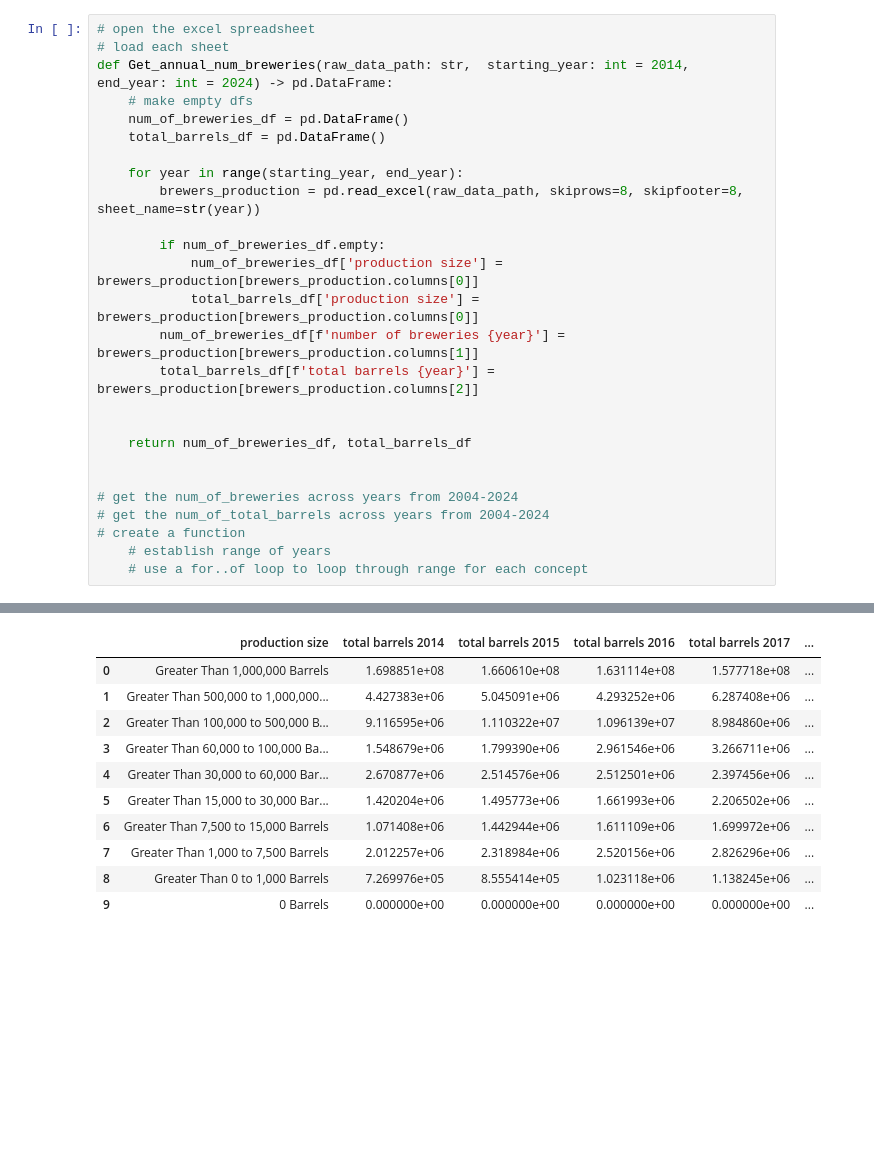
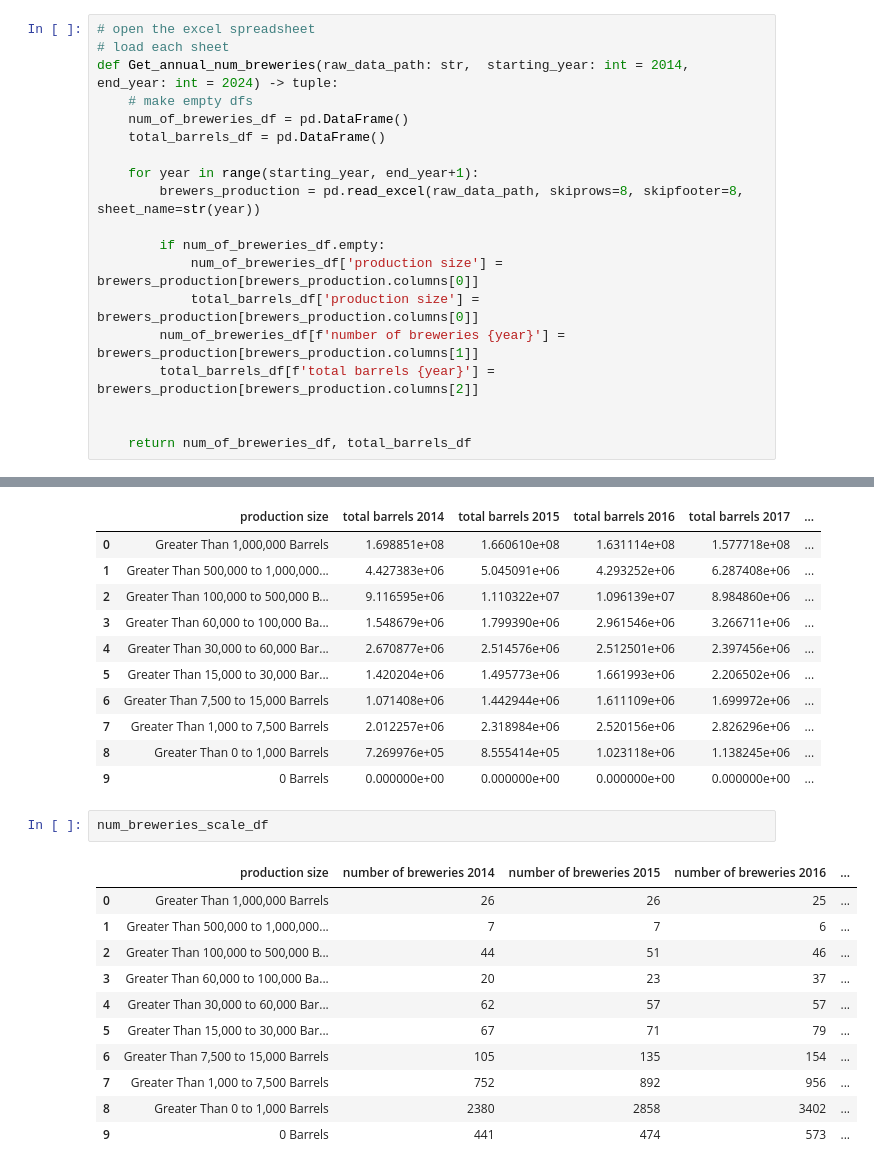
Before and after one commit to miramontron/us_beer_production, a Jupyter notebook: notebooks/us_beer_production.ipynb, the cells around one changed output, grey strips where cells are left out. Drawn from its saved outputs; the diff is of its cells as text; blank space fills up the shorter version.

```diff
--- a/notebooks/us_beer_production.ipynb
+++ b/notebooks/us_beer_production.ipynb
@@ -65,12 +51,12 @@ annual_brewers_metrics_df
 # %%
 # open the excel spreadsheet
 # load each sheet
-def Get_annual_num_breweries(raw_data_path: str,  starting_year: int = 2014, end_year: int = 2024) -> pd.DataFrame:
+def Get_annual_num_breweries(raw_data_path: str,  starting_year: int = 2014, end_year: int = 2024) -> tuple:
     # make empty dfs
     num_of_breweries_df = pd.DataFrame()
     total_barrels_df = pd.DataFrame()
 
-    for year in range(starting_year, end_year):
+    for year in range(starting_year, end_year+1):
         brewers_production = pd.read_excel(raw_data_path, skiprows=8, skipfooter=8, sheet_name=str(year))
 
         if num_of_breweries_df.empty:
@@ -81,13 +67,6 @@ def Get_annual_num_breweries(raw_data_path: str,  starting_year: int = 2014, end
 
 
     return num_of_breweries_df, total_barrels_df
-
-
-# get the num_of_breweries across years from 2004-2024
-# get the num_of_total_barrels across years from 2004-2024
-# create a function
-    # establish range of years
-    # use a for..of loop to loop through range for each concept
 # %%
 # breweries, barrels = Get_annual_num_breweries('../data/BrewersProduction_22-MAY-2025.xlsx')
 # breweries, barrels
@@ -108,6 +87,20 @@ output_scale_df
 | 7 | Greater Than 1,000 to 7,500 Barrels | 2.012257e+06 | 2.318984e+06 | 2.520156e+06 | 2.826296e+06 | ... |
 | 8 | Greater Than 0 to 1,000 Barrels | 7.269976e+05 | 8.555414e+05 | 1.023118e+06 | 1.138245e+06 | ... |
 | 9 | 0 Barrels | 0.000000e+00 | 0.000000e+00 | 0.000000e+00 | 0.000000e+00 | ... |
+# %%
+num_breweries_scale_df
+# %% [output]
+|  | production size | number of breweries 2014 | number of breweries 2015 | number of breweries 2016 | ... |
+| 0 | Greater Than 1,000,000 Barrels | 26 | 26 | 25 | ... |
+| 1 | Greater Than 500,000 to 1,000,000... | 7 | 7 | 6 | ... |
+| 2 | Greater Than 100,000 to 500,000 B... | 44 | 51 | 46 | ... |
+| 3 | Greater Than 60,000 to 100,000 Ba... | 20 | 23 | 37 | ... |
+| 4 | Greater Than 30,000 to 60,000 Bar... | 62 | 57 | 57 | ... |
+| 5 | Greater Than 15,000 to 30,000 Bar... | 67 | 71 | 79 | ... |
+| 6 | Greater Than 7,500 to 15,000 Barrels | 105 | 135 | 154 | ... |
+| 7 | Greater Than 1,000 to 7,500 Barrels | 752 | 892 | 956 | ... |
+| 8 | Greater Than 0 to 1,000 Barrels | 2380 | 2858 | 3402 | ... |
+| 9 | 0 Barrels | 441 | 474 | 573 | ... |
 # %%
 # df3 = pd.read_excel('../data/Brewers_Association_Data_20250717.xlsx')
 
```
Also changed, not shown: parts of 5 cells of this notebook.
